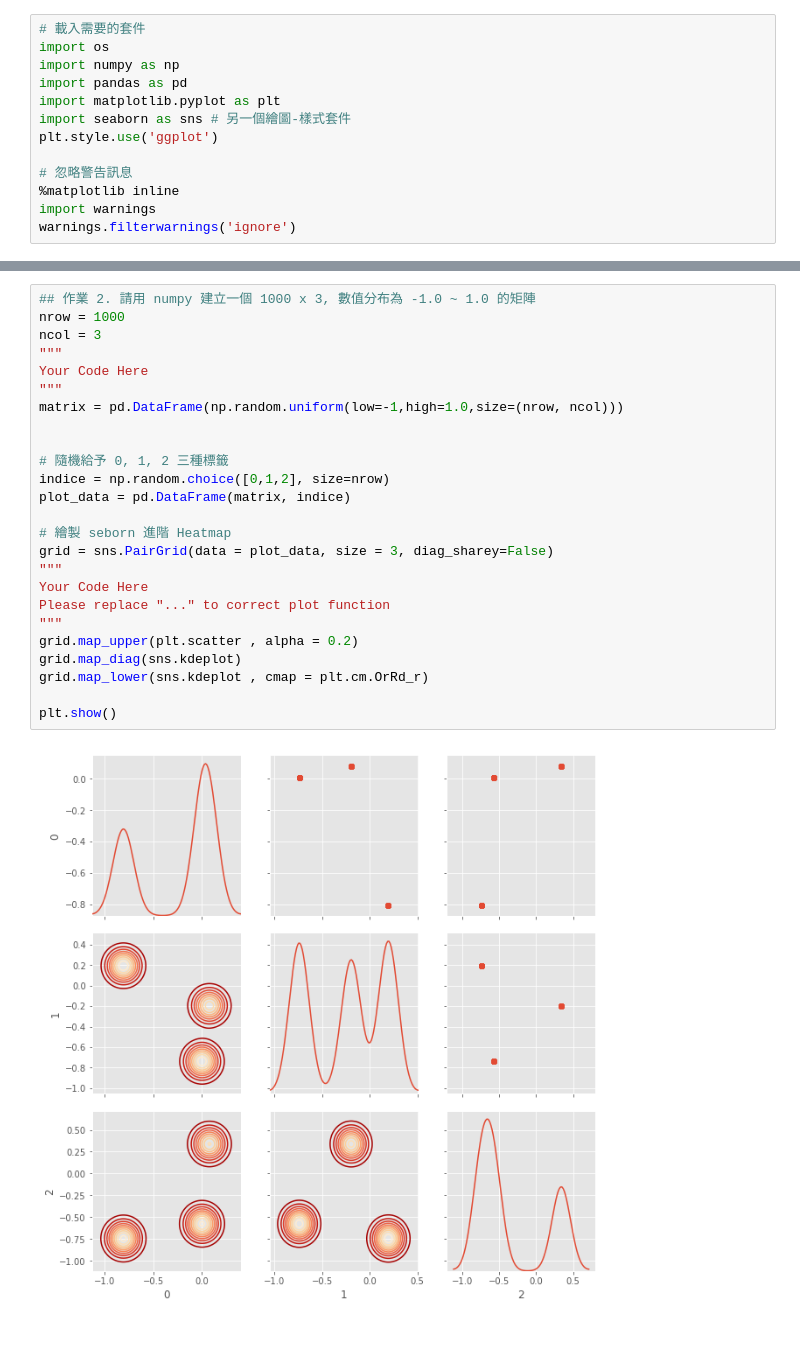
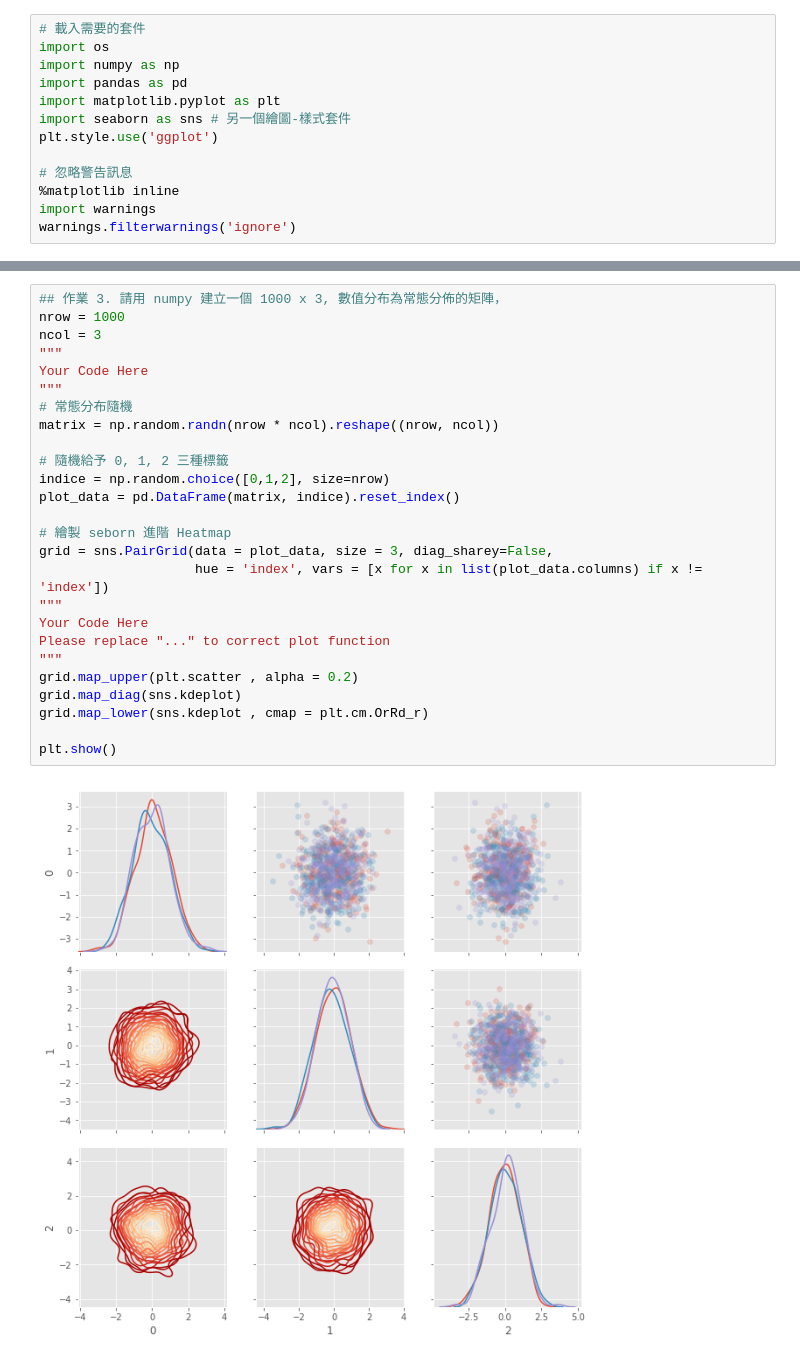
Before and after one commit to WEI-HSIN/2nd-ML100Days, a Jupyter notebook: homework/Day_015_HW.ipynb, the cells around one changed output, grey strips where cells are left out. Cells and saved outputs as stored; diff of their text form.

```diff
--- a/homework/Day_015_HW.ipynb
+++ b/homework/Day_015_HW.ipynb
@@ -61,27 +75,28 @@ plt.show()
 # %%
-## 作業 2. 請用 numpy 建立一個 1000 x 3, 數值分布為 -1.0 ~ 1.0 的矩陣
+## 作業 3. 請用 numpy 建立一個 1000 x 3, 數值分布為常態分佈的矩陣，
 nrow = 1000
 ncol = 3
 """
 Your Code Here
 """
-matrix = pd.DataFrame(np.random.uniform(low=-1,high=1.0,size=(nrow, ncol)))
-
+# 常態分布隨機
+matrix = np.random.randn(nrow * ncol).reshape((nrow, ncol))
 
 # 隨機給予 0, 1, 2 三種標籤
 indice = np.random.choice([0,1,2], size=nrow)
-plot_data = pd.DataFrame(matrix, indice)
+plot_data = pd.DataFrame(matrix, indice).reset_index()
 
 # 繪製 seborn 進階 Heatmap
-grid = sns.PairGrid(data = plot_data, size = 3, diag_sharey=False)
+grid = sns.PairGrid(data = plot_data, size = 3, diag_sharey=False,
+                    hue = 'index', vars = [x for x in list(plot_data.columns) if x != 'index'])
 """
 Your Code Here
 Please replace "..." to correct plot function
 """
 grid.map_upper(plt.scatter , alpha = 0.2)
 grid.map_diag(sns.kdeplot)
 grid.map_lower(sns.kdeplot , cmap = plt.cm.OrRd_r)
 
 plt.show()
 # %% [output]
-[figure, old version]
+[figure, new version]
```
Also changed, not shown: parts of 4 cells of this notebook.
